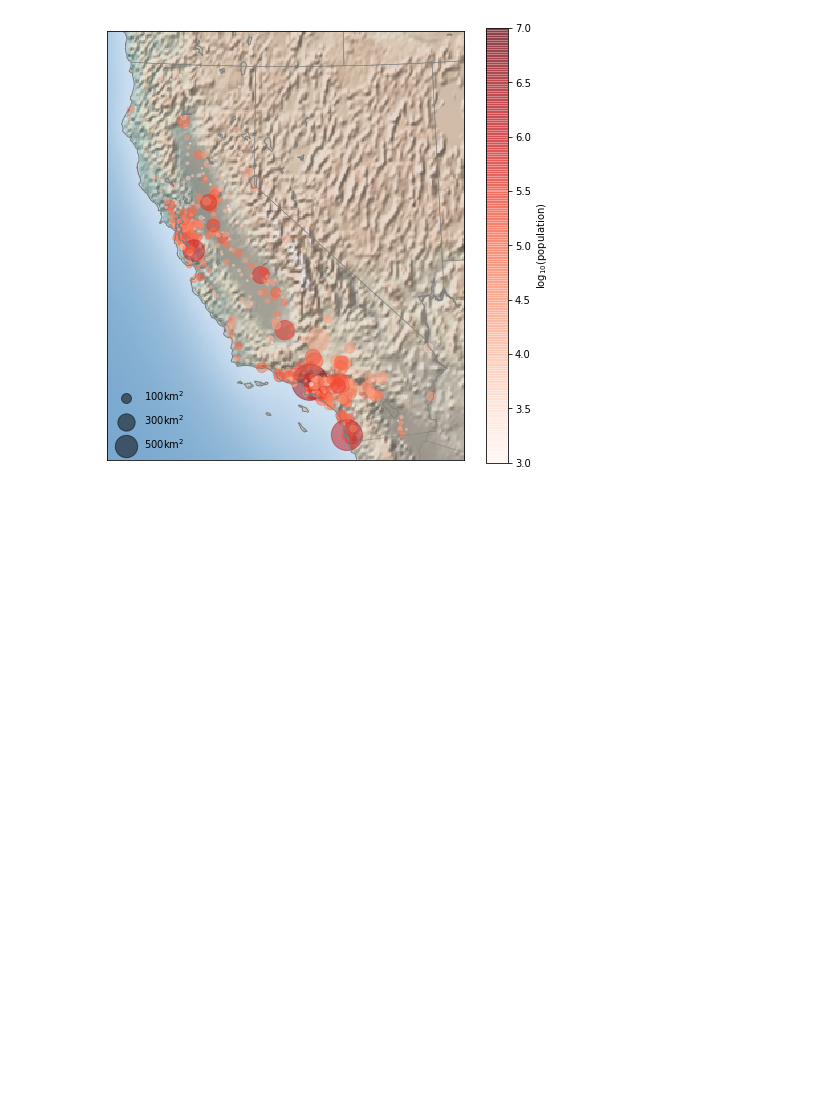
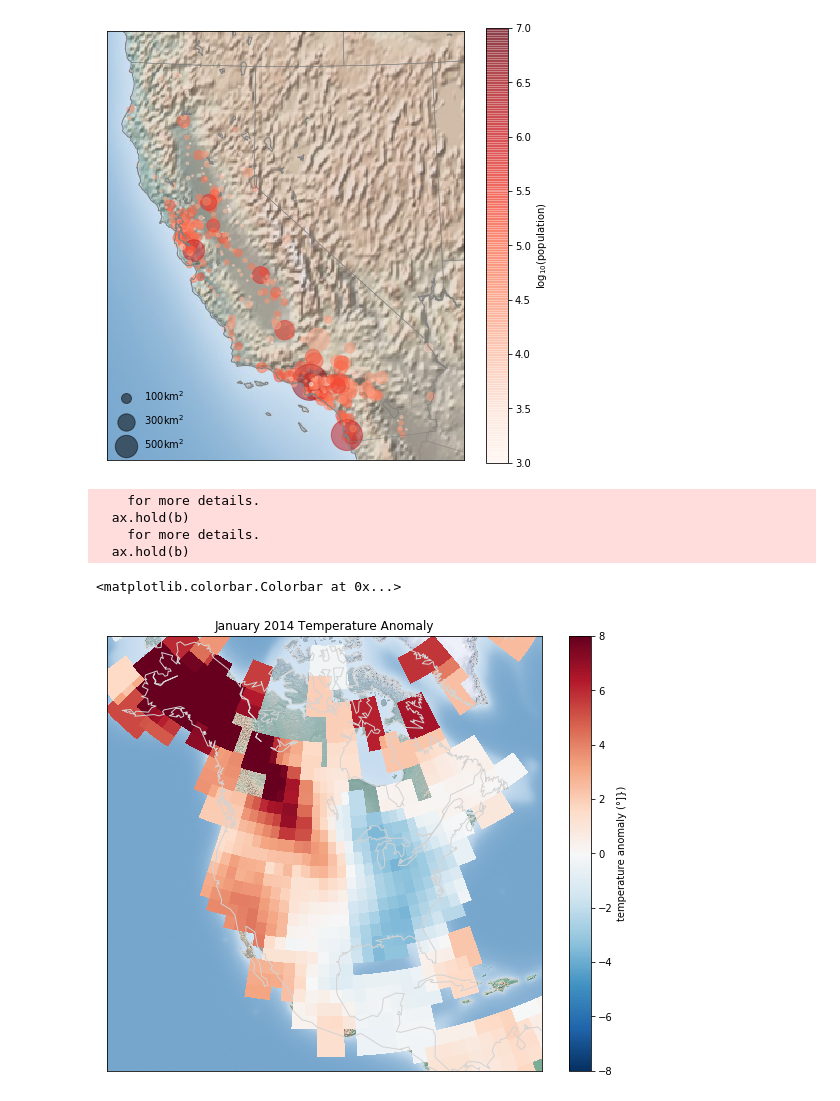
Before and after one commit to birromer/pdsh, a Jupyter notebook: matplotlib-geographical-data.ipynb, the cells around one changed output. Drawn from its saved outputs; the diff is of its cells as text; code cells hidden in the pictures; blank space fills up the shorter version.

```diff
--- a/matplotlib-geographical-data.ipynb
+++ b/matplotlib-geographical-data.ipynb
@@ -130,10 +130,17 @@ lon, lat = np.meshgrid(lon, lat)
 temp_anomaly = data.variables['tempanomaly'][timeindex]
 # %%
 fig = plt.figure(figsize=(10, 8))
-m = Basemap(projection='lcc', resolution='c', width=8E6, height=8E6, lat+0=45, lon_0=-100,)
+m = Basemap(projection='lcc', resolution='c', width=8E6, height=8E6, lat_0=45, lon_0=-100,)
 m.shadedrelief(scale=0.5)
 m.pcolormesh(lon, lat, temp_anomaly, latlon=True, cmap='RdBu_r')
-pt.clim(-8, 8)
+plt.clim(-8, 8)
 m.drawcoastlines(color='lightgray')
 plt.title('January 2014 Temperature Anomaly')
 plt.colorbar(label='temperature anomaly (°]})')
+# %% [output]
+    for more details.
+  ax.hold(b)
+    for more details.
+  ax.hold(b)
+<matplotlib.colorbar.Colorbar at 0x...>
+[figure, added]
```
